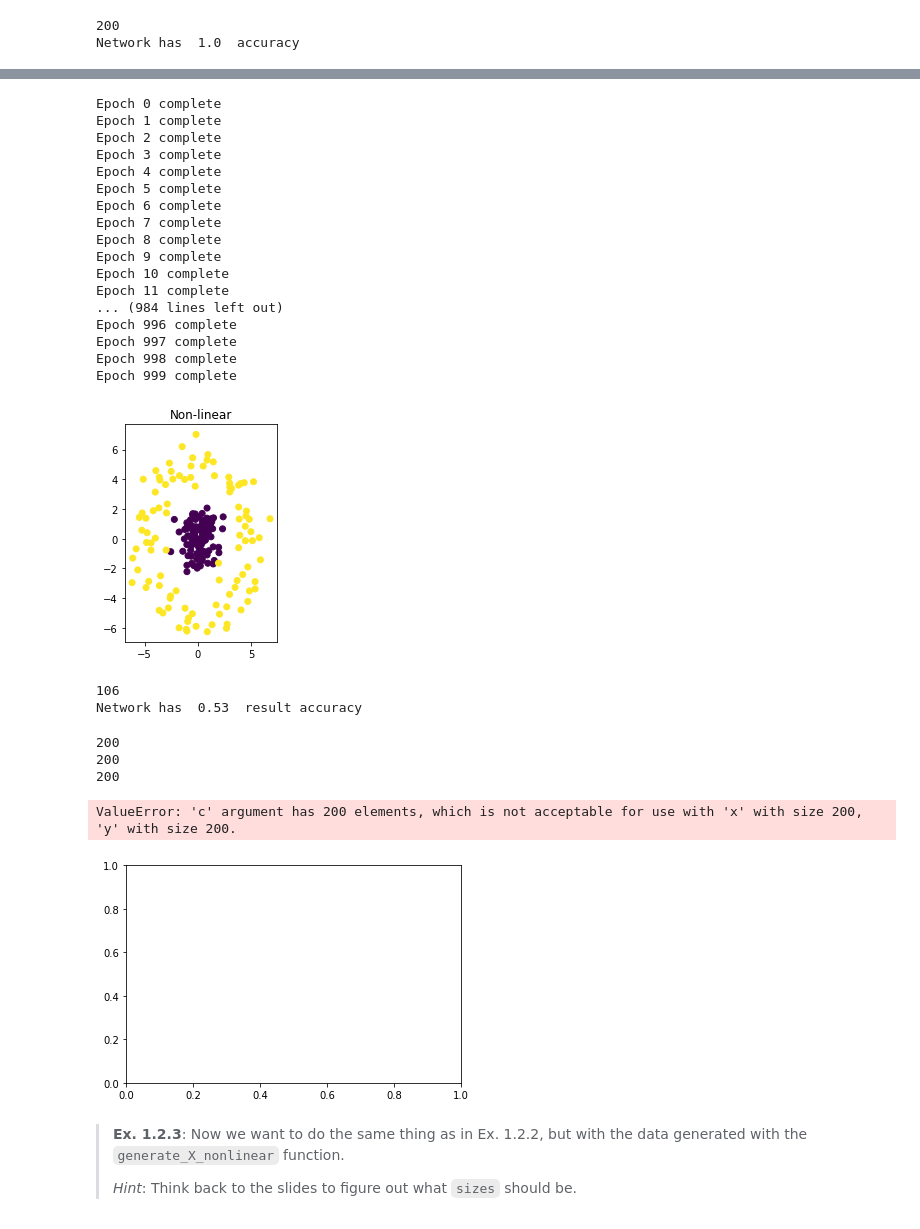
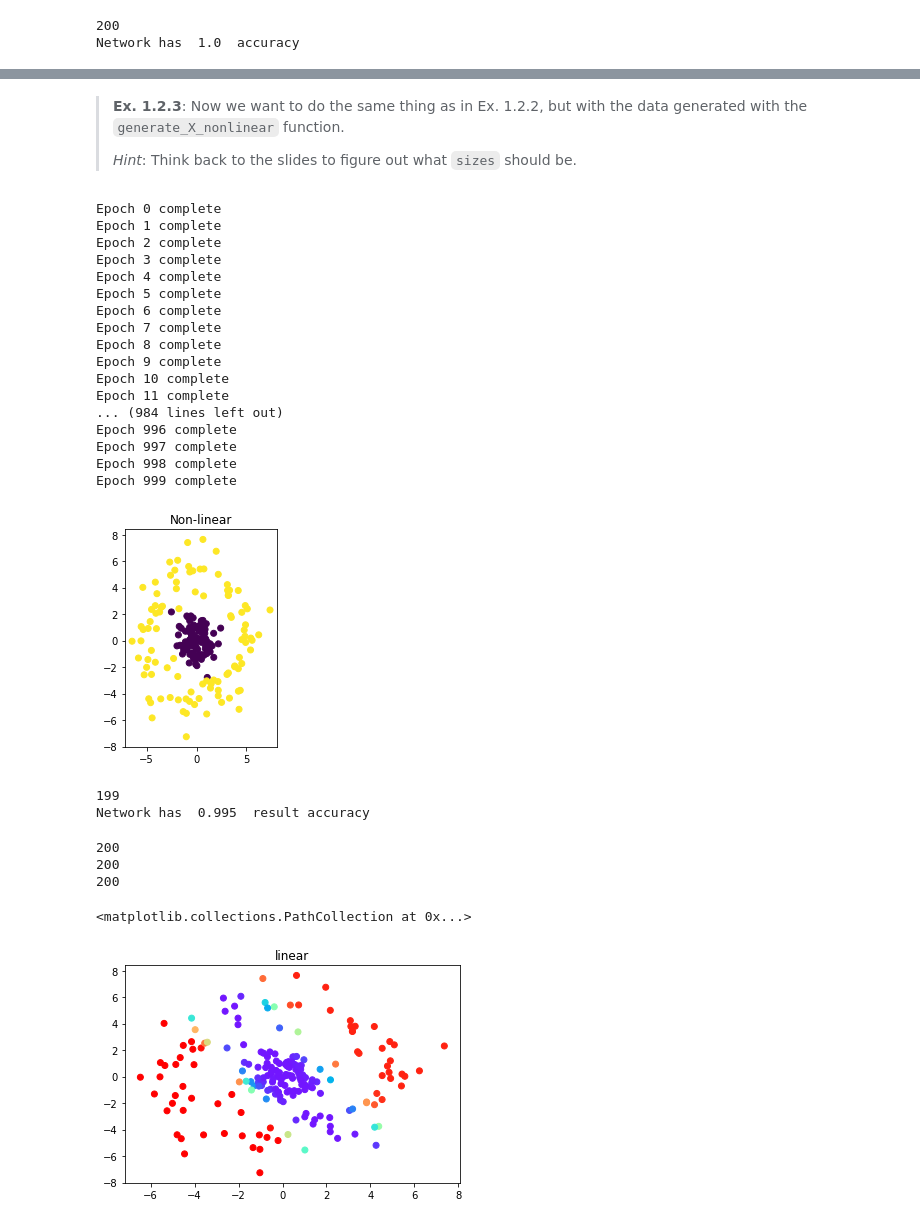
Before and after one commit to derpnallday/deep_learning, a Jupyter notebook: exercises/week1_exercises.ipynb, the cells around one changed output, grey strips where cells are left out. Cells and saved outputs as stored; diff of their text form; code cells hidden in the pictures.

```diff
--- a/exercises/week1_exercises.ipynb
+++ b/exercises/week1_exercises.ipynb
@@ -366,3 +366,17 @@ print("Network has ",result1/200," accuracy ")
 # %% [output]
 200
 Network has  1.0  accuracy
+# %%
+cmap = cmap_in_range([0, 1])
+color = []
+
+
+
+for i in X:
+    color.append(cmap(lNet.feedforward(i)[0][0]))
+
+
+plt.title("Linear", fontsize=12)
+plt.scatter(X[:, 0], X[:, 1], c=color)
+
+#print(c)
@@ -369,14 +386,18 @@ Network has  1.0  accuracy
+# %% [markdown]
+> **Ex. 1.2.3**: Now we want to do the same thing as in Ex. 1.2.2, but with the data generated with the `generate_X_nonlinear` function.
+>
+>*Hint*: Think back to the slides to figure out what `sizes` should be.
 # %%
-
-nlNet = Network([2,1])
+nlNet = Network([2,3,1])
 
 nl_X, nl_y = generate_X_nonlinear()
+
 plt.subplot(1, 2, 2)
 plt.title("Non-linear", fontsize=12)
 plt.scatter(nl_X[:, 0], nl_X[:, 1], c=list(y.reshape(-1)))
 data2 = prepare_data(nl_X,nl_y)
 
-nlNet.SGD(data2, 1000, 3, 0.1)
+nlNet.SGD(data2, 1000, 4, 0.1)
 # %% [output]
 Epoch 0 complete
 Epoch 1 complete
@@ -395,38 +416,38 @@ Epoch 996 complete
 Epoch 997 complete
 Epoch 998 complete
 Epoch 999 complete
-[figure, old version]
+[figure, new version]
 # %%
 result2 = nlNet.evaluate(data2)
 print(result2)
 print("Network has ",result2/200," result accuracy ")
 # %% [output]
-106
-Network has  0.53  result accuracy
+199
+Network has  0.995  result accuracy
 # %%
 cmap = cmap_in_range([0, 1])
 color = []
 
 
 
 for i in nl_X:
-    color.append(cmap(nlNet.feedforward(i)))
+    color.append(cmap(nlNet.feedforward(i)[0][0]))
 
 print(len(color))
 print(len(nl_X[:, 0]))
 print(len(nl_X[:, 1]))
 
 
+plt.title("linear", fontsize=12)
 plt.scatter(nl_X[:, 0], nl_X[:, 1], c=color)
 
+
+
+
 #print(c)
 # %% [output]
 200
 200
 200
-ValueError: 'c' argument has 200 elements, which is not acceptable for use with 'x' with size 200, 'y' with size 200.
+<matplotlib.collections.PathCollection at 0x...>
-[figure, old version]
+[figure, new version]
-# %% [markdown]
-> **Ex. 1.2.3**: Now we want to do the same thing as in Ex. 1.2.2, but with the data generated with the `generate_X_nonlinear` function.
->
->*Hint*: Think back to the slides to figure out what `sizes` should be.
```
Also changed, not shown: parts of 4 cells of this notebook, 11 other files.
